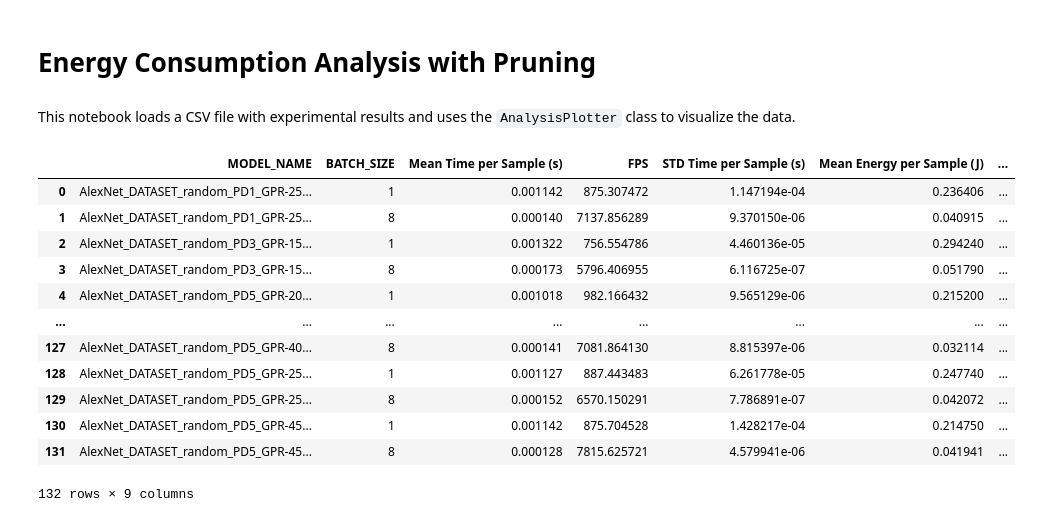
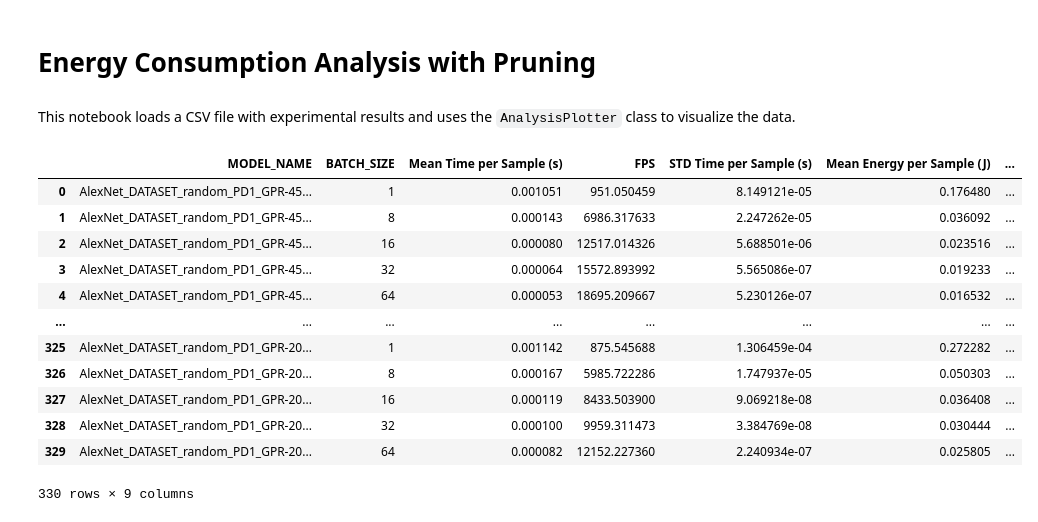
Before and after one commit to DEEP-CGPS/PruneEnergyAnalyzer, a Jupyter notebook: notebooks/2 - Use AnalysisPlotter.ipynb, the cells around one changed output. Drawn from its saved outputs; the diff is of its cells as text; code cells hidden in the pictures.

```diff
--- a/notebooks/2 - Use AnalysisPlotter.ipynb
+++ b/notebooks/2 - Use AnalysisPlotter.ipynb
@@ -14,19 +14,19 @@ import pandas as pd
 from PruneEnergyAnalizer import AnalysisPlotter,parse_model_name
 # %%
 # Load the CSV file
-df = pd.read_csv("results_v15.csv")
+df = pd.read_csv("results_v18.csv")
 df
 # %% [output]
 |  | MODEL_NAME | BATCH_SIZE | Mean Time per Sample (s) | FPS | STD Time per Sample (s) | Mean Energy per Sample (J) | ... |
-| 0 | AlexNet_DATASET_random_PD1_GPR-25... | 1 | 0.001142 | 875.307472 | 1.147194e-04 | 0.236406 | ... |
-| 1 | AlexNet_DATASET_random_PD1_GPR-25... | 8 | 0.000140 | 7137.856289 | 9.370150e-06 | 0.040915 | ... |
-| 2 | AlexNet_DATASET_random_PD3_GPR-15... | 1 | 0.001322 | 756.554786 | 4.460136e-05 | 0.294240 | ... |
-| 3 | AlexNet_DATASET_random_PD3_GPR-15... | 8 | 0.000173 | 5796.406955 | 6.116725e-07 | 0.051790 | ... |
-| 4 | AlexNet_DATASET_random_PD5_GPR-20... | 1 | 0.001018 | 982.166432 | 9.565129e-06 | 0.215200 | ... |
+| 0 | AlexNet_DATASET_random_PD1_GPR-45... | 1 | 0.001051 | 951.050459 | 8.149121e-05 | 0.176480 | ... |
+| 1 | AlexNet_DATASET_random_PD1_GPR-45... | 8 | 0.000143 | 6986.317633 | 2.247262e-05 | 0.036092 | ... |
+| 2 | AlexNet_DATASET_random_PD1_GPR-45... | 16 | 0.000080 | 12517.014326 | 5.688501e-06 | 0.023516 | ... |
+| 3 | AlexNet_DATASET_random_PD1_GPR-45... | 32 | 0.000064 | 15572.893992 | 5.565086e-07 | 0.019233 | ... |
+| 4 | AlexNet_DATASET_random_PD1_GPR-45... | 64 | 0.000053 | 18695.209667 | 5.230126e-07 | 0.016532 | ... |
 | ... | ... | ... | ... | ... | ... | ... | ... |
-| 127 | AlexNet_DATASET_random_PD5_GPR-40... | 8 | 0.000141 | 7081.864130 | 8.815397e-06 | 0.032114 | ... |
-| 128 | AlexNet_DATASET_random_PD5_GPR-25... | 1 | 0.001127 | 887.443483 | 6.261778e-05 | 0.247740 | ... |
-| 129 | AlexNet_DATASET_random_PD5_GPR-25... | 8 | 0.000152 | 6570.150291 | 7.786891e-07 | 0.042072 | ... |
-| 130 | AlexNet_DATASET_random_PD5_GPR-45... | 1 | 0.001142 | 875.704528 | 1.428217e-04 | 0.214750 | ... |
-| 131 | AlexNet_DATASET_random_PD5_GPR-45... | 8 | 0.000128 | 7815.625721 | 4.579941e-06 | 0.041941 | ... |
+| 325 | AlexNet_DATASET_random_PD1_GPR-20... | 1 | 0.001142 | 875.545688 | 1.306459e-04 | 0.272282 | ... |
+| 326 | AlexNet_DATASET_random_PD1_GPR-20... | 8 | 0.000167 | 5985.722286 | 1.747937e-05 | 0.050303 | ... |
+| 327 | AlexNet_DATASET_random_PD1_GPR-20... | 16 | 0.000119 | 8433.503900 | 9.069218e-08 | 0.036408 | ... |
+| 328 | AlexNet_DATASET_random_PD1_GPR-20... | 32 | 0.000100 | 9959.311473 | 3.384769e-08 | 0.030444 | ... |
+| 329 | AlexNet_DATASET_random_PD1_GPR-20... | 64 | 0.000082 | 12152.227360 | 2.240934e-07 | 0.025805 | ... |
-132 rows × 9 columns
+330 rows × 9 columns
```
Also changed, not shown: parts of 3 cells of this notebook, 5 other files.
